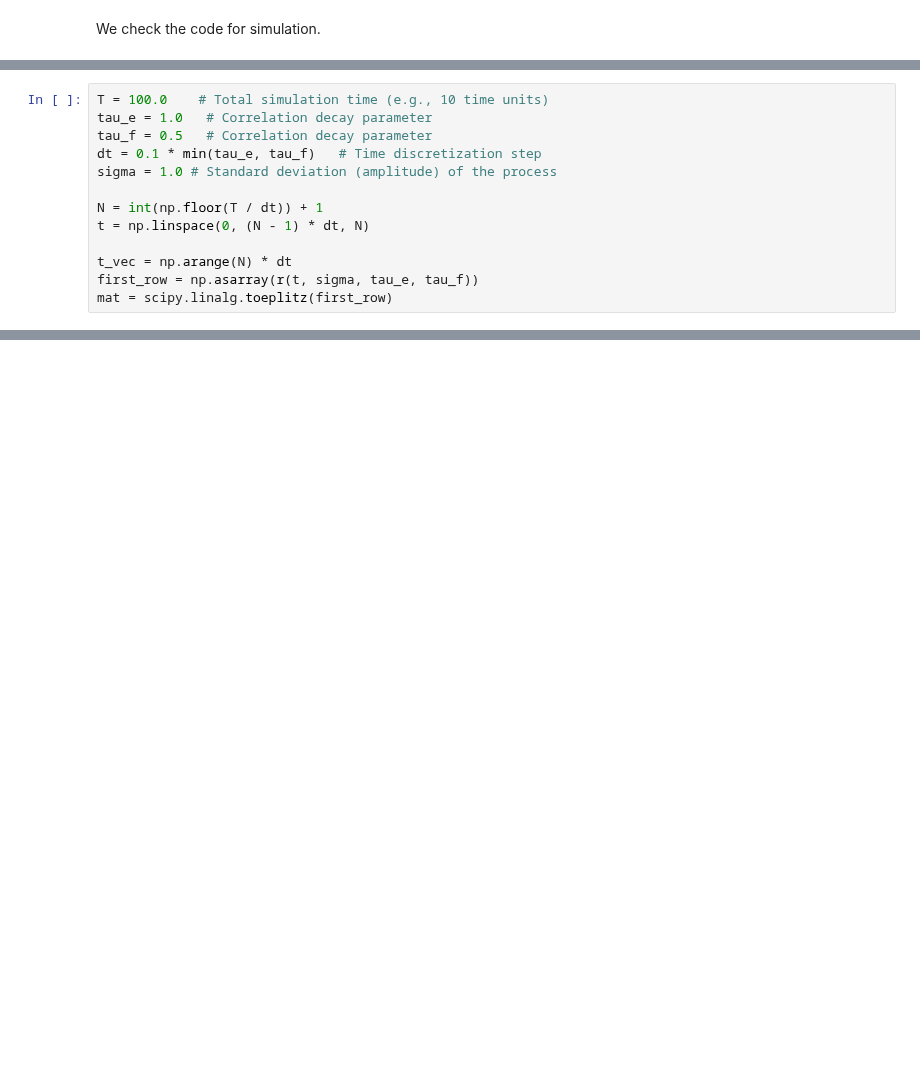
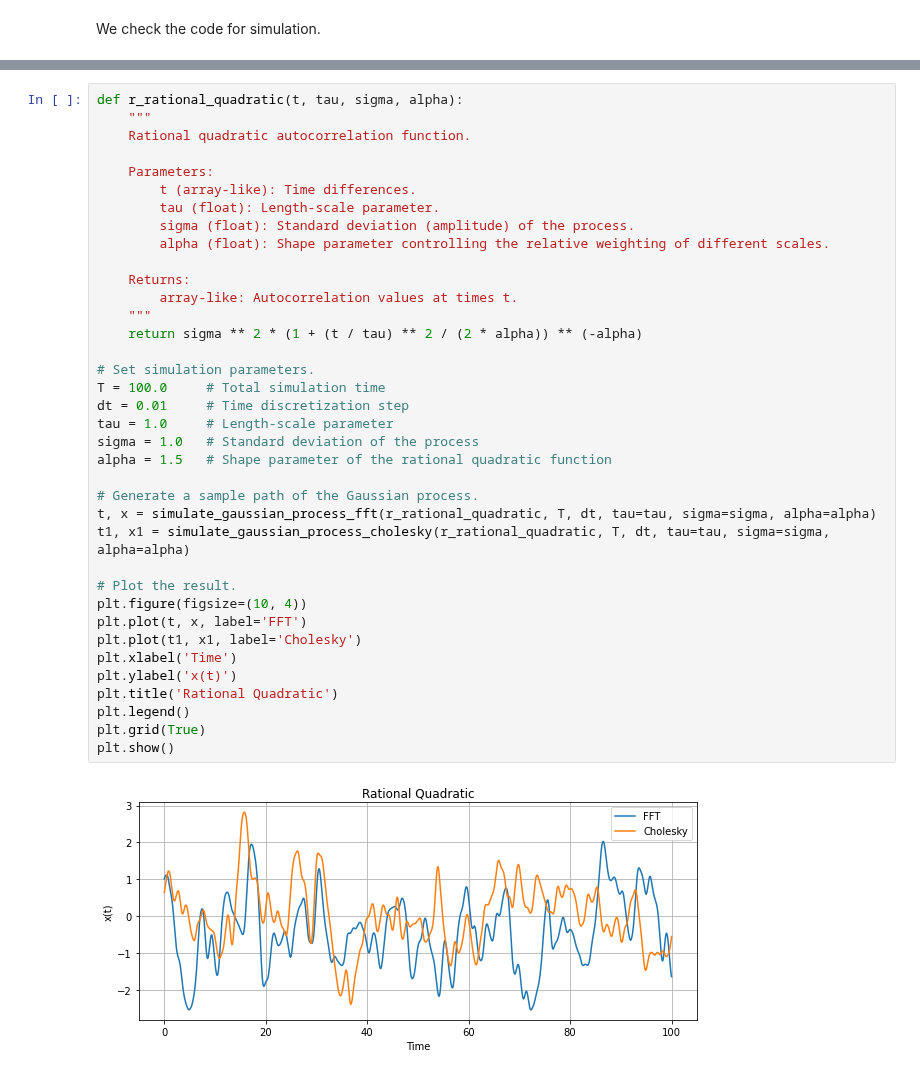
Before and after one commit to shivangrawat/gaussian-crossings, a Jupyter notebook: examples/filtered_OU.ipynb, the cells around one changed output, grey strips where cells are left out. Drawn from its saved outputs; the diff is of its cells as text; blank space fills up the shorter version.

```diff
--- a/examples/filtered_OU.ipynb
+++ b/examples/filtered_OU.ipynb
@@ -107,13 +95,0 @@ plt.show()
-# %%
-T = 100.0    # Total simulation time (e.g., 10 time units)
-tau_e = 1.0   # Correlation decay parameter
-tau_f = 0.5   # Correlation decay parameter
-dt = 0.1 * min(tau_e, tau_f)   # Time discretization step
-sigma = 1.0 # Standard deviation (amplitude) of the process
-
-N = int(np.floor(T / dt)) + 1
-t = np.linspace(0, (N - 1) * dt, N)
-
-t_vec = np.arange(N) * dt
-first_row = np.asarray(r(t, sigma, tau_e, tau_f))
-mat = scipy.linalg.toeplitz(first_row)
@@ -301,0 +96,39 @@ except ImportError:
+# %%
+def r_rational_quadratic(t, tau, sigma, alpha):
+    """
+    Rational quadratic autocorrelation function.
+
+    Parameters:
+        t (array-like): Time differences.
+        tau (float): Length-scale parameter.
+        sigma (float): Standard deviation (amplitude) of the process.
+        alpha (float): Shape parameter controlling the relative weighting of different scales.
+
+    Returns:
+        array-like: Autocorrelation values at times t.
+    """
+    return sigma ** 2 * (1 + (t / tau) ** 2 / (2 * alpha)) ** (-alpha)
+
+# Set simulation parameters.
+T = 100.0     # Total simulation time
+dt = 0.01     # Time discretization step
+tau = 1.0     # Length-scale parameter
+sigma = 1.0   # Standard deviation of the process
+alpha = 1.5   # Shape parameter of the rational quadratic function
+
+# Generate a sample path of the Gaussian process.
+t, x = simulate_gaussian_process_fft(r_rational_quadratic, T, dt, tau=tau, sigma=sigma, alpha=alpha)
+t1, x1 = simulate_gaussian_process_cholesky(r_rational_quadratic, T, dt, tau=tau, sigma=sigma, alpha=alpha)
+
+# Plot the result.
+plt.figure(figsize=(10, 4))
+plt.plot(t, x, label='FFT')
+plt.plot(t1, x1, label='Cholesky')
+plt.xlabel('Time')
+plt.ylabel('x(t)')
+plt.title('Rational Quadratic')
+plt.legend()
+plt.grid(True)
+plt.show()
+# %% [output]
+[figure, added]
```
Also changed, not shown: parts of 11 cells of this notebook, 3 other files.
